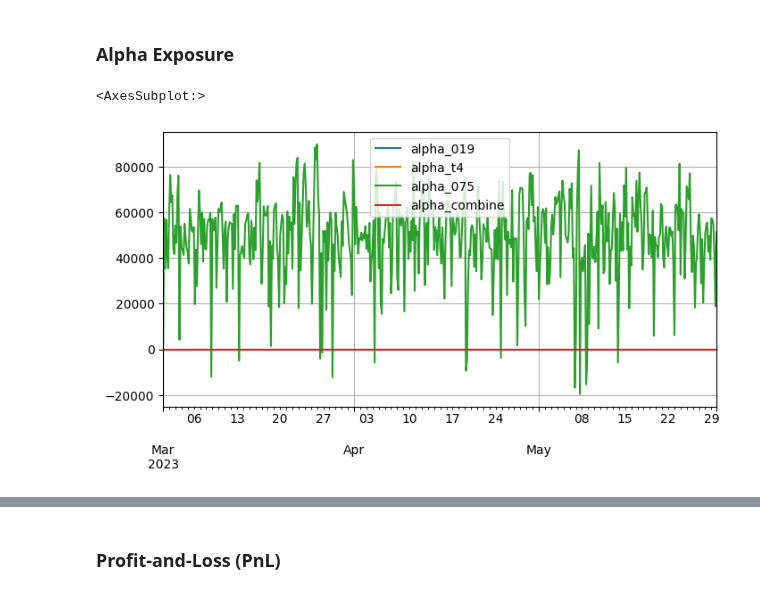
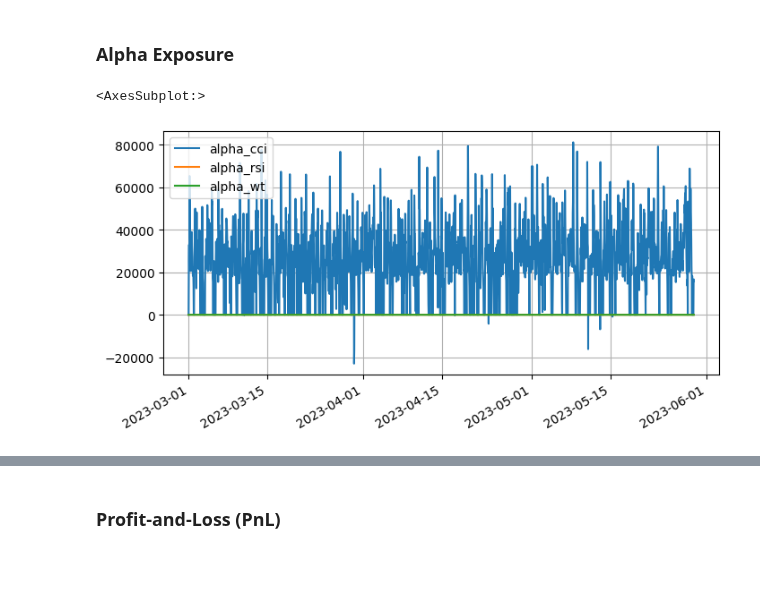
Before and after one commit to JiaRuiming-1/AI-Trading, a Jupyter notebook: alpha_factor/Backtest_BitCon.ipynb, the cells around one changed output, grey strips where cells are left out. Saved outputs shown, nothing was run; the diff lists cells and outputs as text; code cells hidden in the pictures; blank space fills up the shorter version.

```diff
--- a/alpha_factor/Backtest_BitCon.ipynb
+++ b/alpha_factor/Backtest_BitCon.ipynb
@@ -363,7 +330,7 @@ ticker_num = len(alpha_df.index.get_level_values(1).unique())
 positions = {}
 alpha_df['h_privious'] = 0.
 h0 = [0.] * ticker_num
-aversion = 0.05
+aversion = 0.2
 Lambda = 5e-4
 # %%
 #alpha_df['alpha_019'].hist()
@@ -375,9 +342,9 @@ from helper.project_helper import OptimalHoldings
 dt = calendar[100]
 obj_df = alpha_df.loc[alpha_df.index.get_level_values(0)==dt]
 alpha_vector = obj_df.loc[obj_df.index.get_level_values(0)[-1]][['alpha_all']]
-optimal_weights = OptimalHoldings(aversion=aversion, weights_max=0.3, weights_min=-0.3, lambda_reg=.3).find(alpha_vector, variance_all[dt][1],
+optimal_weights = OptimalHoldings(aversion=aversion, weights_max=0.4, weights_min=-0.4, lambda_reg=1.).find(alpha_vector, variance_all[dt][1],
                             variance_all[dt][4],  variance_all[dt][3], obj_df['h_privious'], Lambda = Lambda)
-optimal_weights.loc[optimal_weights[0]>=0.005]
+optimal_weights.loc[optimal_weights[0].abs()>=0.005]
 # %% [output]
 |  | 0 |
 | ts_code |  |
@@ -394,5 +369,5 @@ Timestamp('2023-03-01 04:00:00')
 # %%
-oh_obj = OptimalHoldings(aversion=aversion, weights_max=0.3, weights_min=-0.3, lambda_reg=.3)
+oh_obj = OptimalHoldings(aversion=aversion, weights_max=0.4, weights_min=-0.4, lambda_reg=.3)
 for dt in tqdm(calendar, desc='optimized holding...'):
     # fill yesterday holding
     obj_df = alpha_df.loc[alpha_df.index.get_level_values(0)==dt]
@@ -477,8 +452,10 @@ pd.Series(all_positions, index=calendar).plot()
 # %%
 holding_money = 1e5
 for i in positions.keys():
-    #positions[i]['h_opt'] = np.where(positions[i]['h_opt'].abs() < 0.1, 0, positions[i]['h_opt'])
-    #positions[i]['h_privious'] = np.where(positions[i]['h_privious'].abs() < 0.1, 0, positions[i]['h_privious'])
+    change_sr = (positions[i]['h_opt'] - positions[i]['h_privious']).abs()
+    positions[i]['h_opt'] = np.where(change_sr <= 0.01,
+                                     positions[i]['h_privious'], positions[i]['h_opt'])
+
     positions[i]['h_opt'] = positions[i]['h_opt'] * holding_money
     positions[i]['h_privious'] = positions[i]['h_privious'] * holding_money
 # %%
@@ -550,37 +532,37 @@ def colnames(B):
         return B.design_info.column_names
     if type(B) == pandas.core.frame.DataFrame:
         return B.columns.tolist()
     return None
 
 def get_B_alpha(universe):
     alpha_factors = factors_from_names(list(universe),'alpha_')
     formula = get_formula(alpha_factors, "returns_2")
     outcome, B_alpha = patsy.dmatrices(formula, universe)
     return B_alpha
 
 alpha_df_ = alpha_df.merge(all_factors[['trade_date','ts_code','returns_2']], on=['trade_date','ts_code'], how='left')
 calendar = alpha_df.trade_date.unique()
 alpha_exposure_df = pd.DataFrame()
 alpha_exposures = {}
 for ii, dt in enumerate(calendar):
     alpha_df_i = alpha_df_.loc[alpha_df_.trade_date==dt][['trade_date','ts_code',
-                            'alpha_019', 'alpha_t4', 'alpha_075', 'alpha_combine', 'returns_2']]
+                            'alpha_cci', 'alpha_rsi', 'alpha_wt', 'returns_2']]
     h_opt_i = h_privious_list[ii]
     B_alpha = get_B_alpha(alpha_df_i)
 
-    B_alpha = B_alpha * [[0., 0., 1., 0.]]
+    B_alpha = B_alpha * [[1., 0., 0.]]
     #alpha_exposure = pd.Series(np.matmul(B_alpha.transpose(), h_opt_i), index=colnames(B_alpha))
     alpha_exposure = pd.Series(np.matmul(B_alpha.transpose(), h_opt_i), index=[
-                    'alpha_019', 'alpha_t4', 'alpha_075', 'alpha_combine'])
+                    'alpha_cci', 'alpha_rsi', 'alpha_wt'])
     alpha_exposures[dt] = alpha_exposure
     alpha_exposure_df = pd.concat([alpha_exposure_df,alpha_exposure], axis=1)
 
 alpha_exposure_df = alpha_exposure_df.T.reset_index(drop=True)
 alpha_exposure_df.set_index(pd.to_datetime(calendar, format='%Y-%m-%d %H:%M:%S'), inplace=True)
 alpha_exposure_df.plot(grid=True)
 # %% [output]
 <AxesSubplot:>
-[figure, old version]
+[figure, new version]
 # %%
 len(h_optimal_list)
 # %% [output]
```
Also changed, not shown: parts of 46 cells of this notebook, 1 other file.
